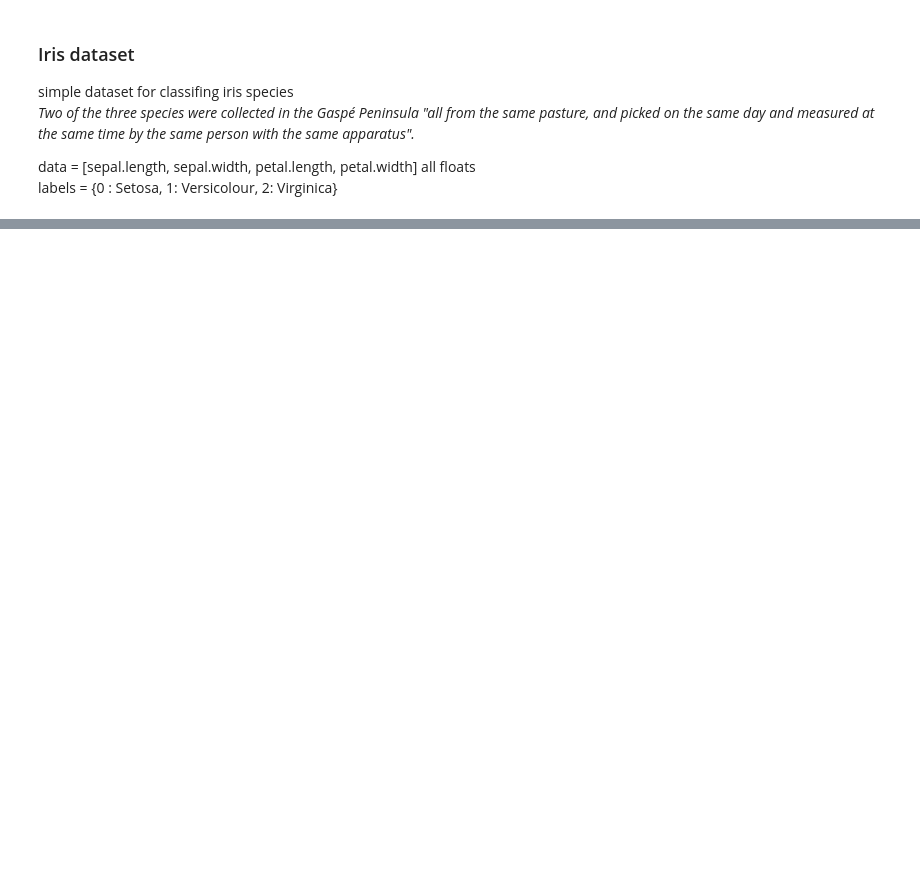
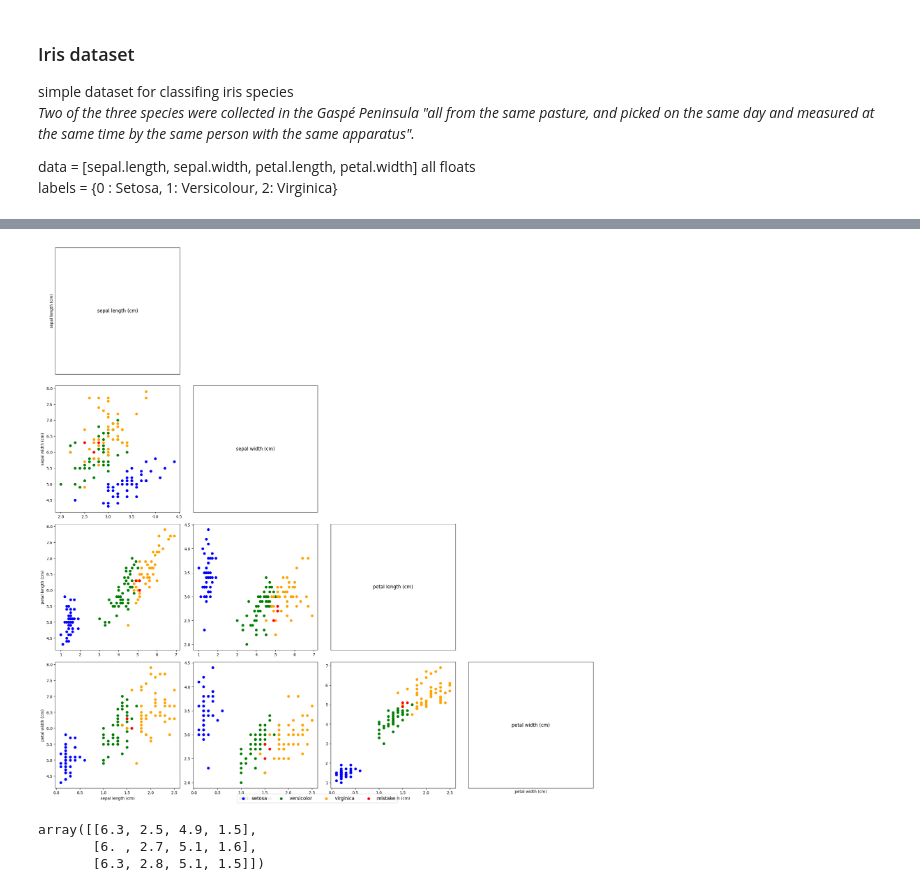
Before and after one commit to antonin97/AI_homeworks, a Jupyter notebook: playground/FNN.ipynb, the cells around one changed output, grey strips where cells are left out. Cells and saved outputs as stored; diff of their text form; code cells hidden in the pictures; blank space fills up the shorter version.

```diff
--- a/playground/FNN.ipynb
+++ b/playground/FNN.ipynb
@@ -253,0 +287,56 @@ for x, y in zip(X_iris, y_iris):
+# %%
+problematic_vals = np.array([np.array(i) for i,j in zip(X_iris, y_iris) if j != np.argmax(iris_nn.forward_pass(i))])
+# %%
+feature_names = iris.feature_names
+
+# indices of datapoints incorrectly assigned by the NN
+special_indices = []
+for problematic in problematic_vals:
+    matches = np.where((data == problematic).all(axis=1))[0]
+    special_indices.extend(matches)
+
+fig, ax = plt.subplots(4, 4, figsize=(20, 20))
+
+# Define custom colors for normal and special points
+normal_color_map = {'setosa': 'blue', 'versicolor': 'green', 'virginica': 'orange'}
+
+for i in range(4):
+    for j in range(4):
+        if i < j:
+            ax[i, j].set_visible(False)  # Hide upper triangle including the diagonal
+        if i == j:
+            # Display the name of the feature on the diagonal
+            ax[i, j].text(0.5, 0.5, feature_names[i], fontsize=12, ha='center', va='center')
+            ax[i, j].set_xticks([])
+            ax[i, j].set_yticks([])
+        else:
+            # Normal points
+            for target in set(iris.target):
+                ix = np.where(iris.target == target)[0]
+                ix_normal = [idx for idx in ix if idx not in special_indices]
+                ax[i, j].scatter(data[ix_normal, i], data[ix_normal, j],
+                                 color=normal_color_map[iris.target_names[target]],
+                                 label=iris.target_names[target] if (i, j) == (3, 0) else "", zorder=1)
+            # Special points, plotted red and on top
+            ax[i, j].scatter(data[special_indices, i], data[special_indices, j], color='red', label='mistake' if (i, j) == (3, 0) else "", zorder=2)
+
+        if i == 3:
+            ax[i, j].set_xlabel(feature_names[j])
+        if j == 0:
+            ax[i, j].set_ylabel(feature_names[i])
+
+# Add a legend to the last subplot in the first column, as an example
+handles, labels = ax[3, 0].get_legend_handles_labels()
+# Create a legend for the whole figure
+fig.legend(handles, labels, loc='lower center', ncol=4, fontsize='large')
+
+plt.tight_layout()
+plt.show()
+# %% [output]
+[figure, added]
+# %%
+problematic_vals
+# %% [output]
+array([[6.3, 2.5, 4.9, 1.5],
+       [6. , 2.7, 5.1, 1.6],
+       [6.3, 2.8, 5.1, 1.5]])
```
Also changed, not shown: parts of 10 cells of this notebook, 2 other files.
